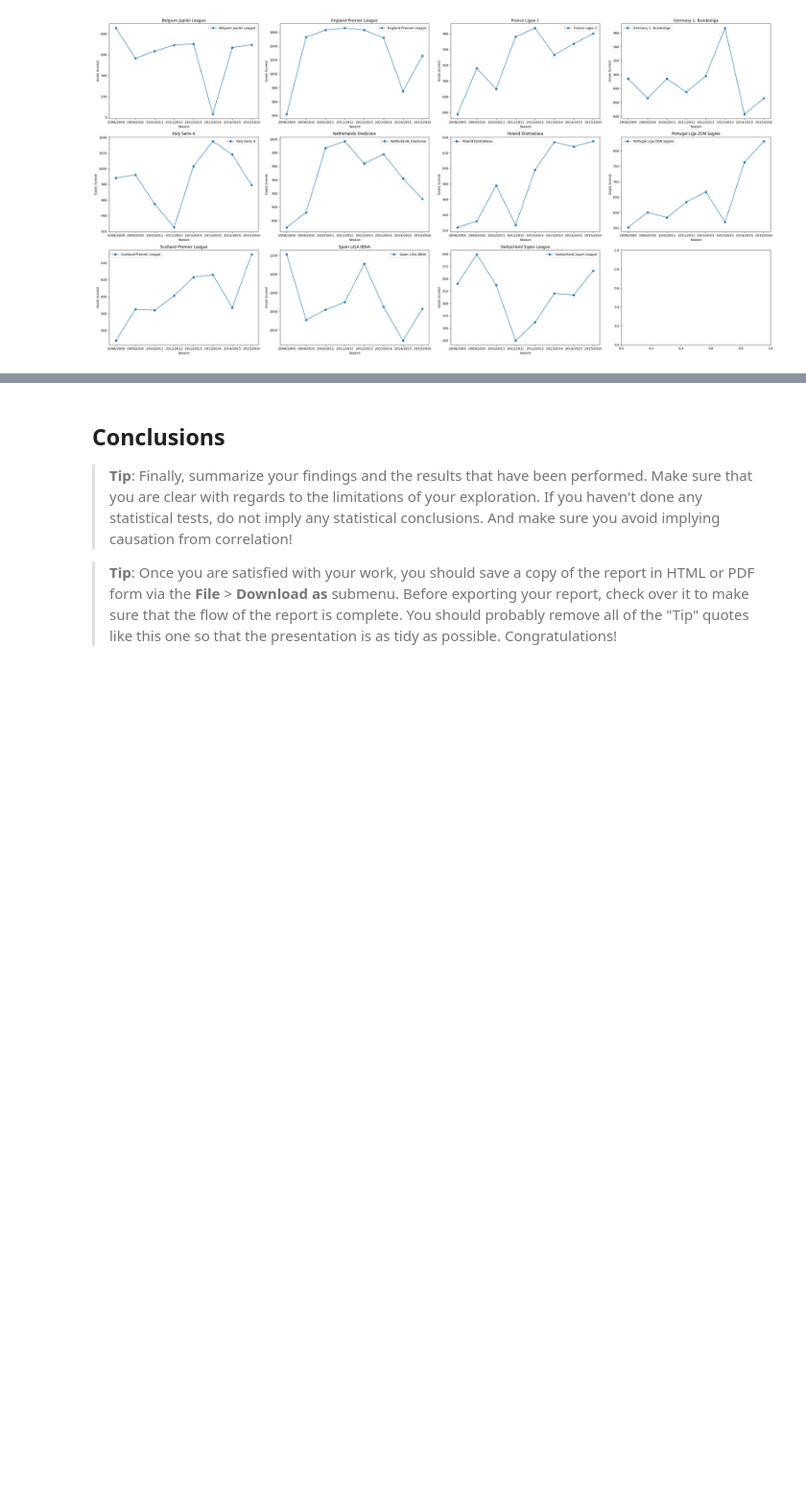
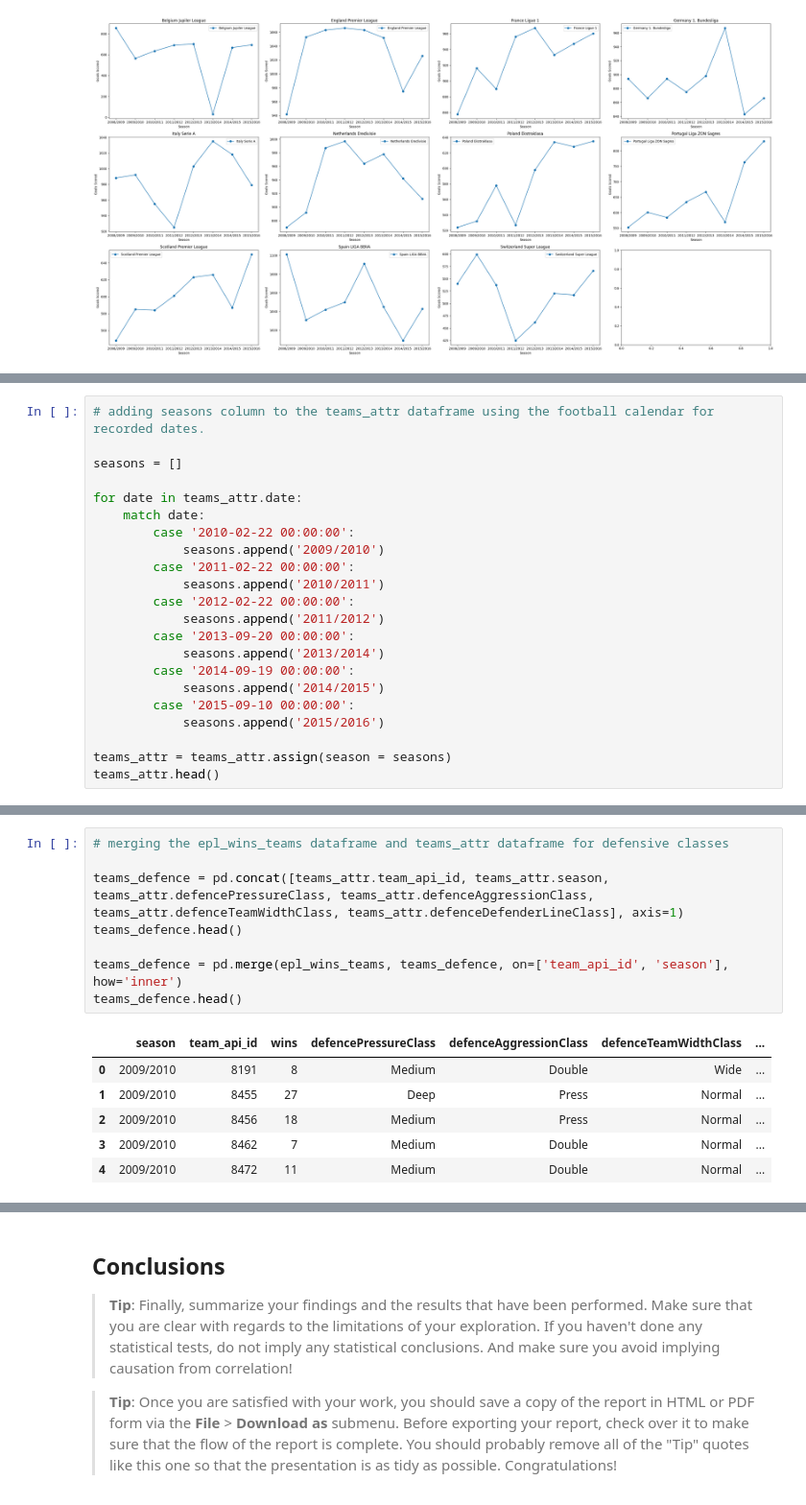
Before and after one commit to aayush1202/investigate-a-dataset, a Jupyter notebook: investigate-a-dataset-template.ipynb, the cells around one changed output, grey strips where cells are left out. Shown at 96% size. Saved outputs shown, nothing was run; the diff lists cells and outputs as text; blank space fills up the shorter version.

```diff
--- a/investigate-a-dataset-template.ipynb
+++ b/investigate-a-dataset-template.ipynb
@@ -572,0 +595,22 @@ Game wins based on playing style
+# %%
+# adding seasons column to the teams_attr dataframe using the football calendar for recorded dates.
+
+seasons = []
+
+for date in teams_attr.date:
+    match date:
+        case '2010-02-22 00:00:00':
+            seasons.append('2009/2010')
+        case '2011-02-22 00:00:00':
+            seasons.append('2010/2011')
+        case '2012-02-22 00:00:00':
+            seasons.append('2011/2012')
+        case '2013-09-20 00:00:00':
+            seasons.append('2013/2014')
+        case '2014-09-19 00:00:00':
+            seasons.append('2014/2015')
+        case '2015-09-10 00:00:00':
+            seasons.append('2015/2016')
+
+teams_attr = teams_attr.assign(season = seasons)
+teams_attr.head()
@@ -572,0 +624,15 @@ Game wins based on playing style
+# %%
+# merging the epl_wins_teams dataframe and teams_attr dataframe for defensive classes
+
+teams_defence = pd.concat([teams_attr.team_api_id, teams_attr.season, teams_attr.defencePressureClass, teams_attr.defenceAggressionClass, teams_attr.defenceTeamWidthClass, teams_attr.defenceDefenderLineClass], axis=1)
+teams_defence.head()
+
+teams_defence = pd.merge(epl_wins_teams, teams_defence, on=['team_api_id', 'season'], how='inner')
+teams_defence.head()
+# %% [output]
+|  | season | team_api_id | wins | defencePressureClass | defenceAggressionClass | defenceTeamWidthClass | ... |
+| 0 | 2009/2010 | 8191 | 8 | Medium | Double | Wide | ... |
+| 1 | 2009/2010 | 8455 | 27 | Deep | Press | Normal | ... |
+| 2 | 2009/2010 | 8456 | 18 | Medium | Press | Normal | ... |
+| 3 | 2009/2010 | 8462 | 7 | Medium | Double | Normal | ... |
+| 4 | 2009/2010 | 8472 | 11 | Medium | Double | Normal | ... |
```
Also changed, not shown: parts of 18 cells of this notebook.
